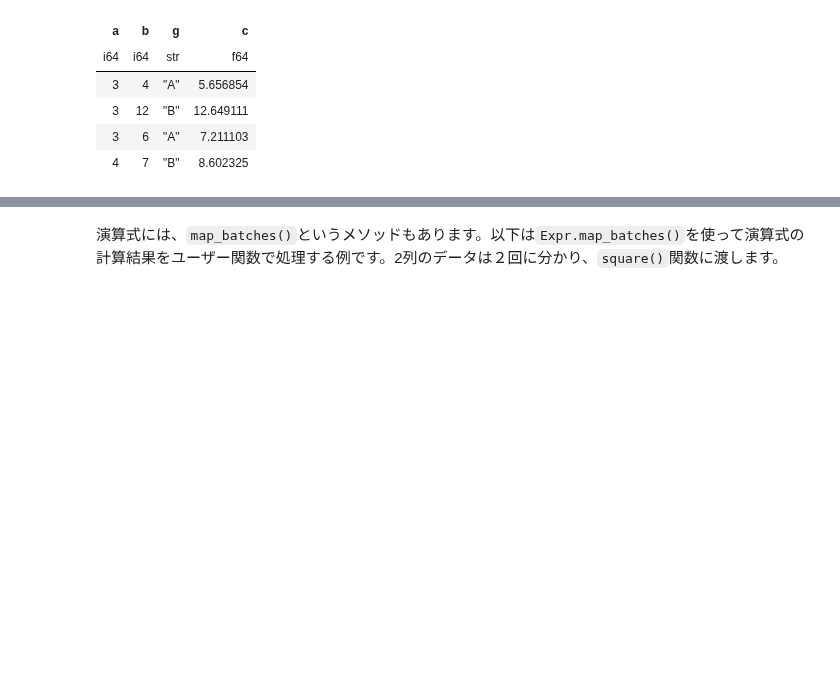
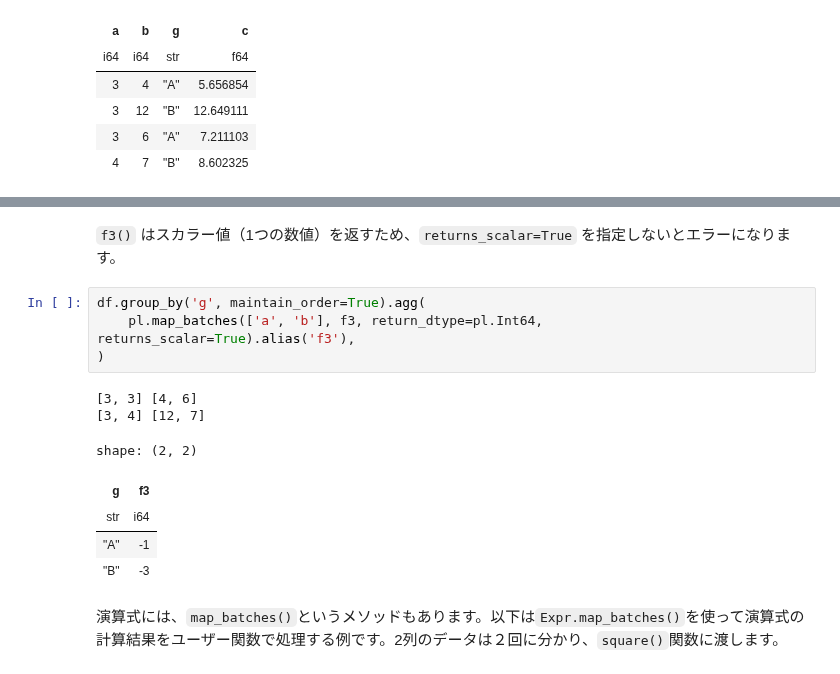
Before and after one commit to ruoyu0088/polars_guide, a Jupyter notebook: polars_guide/050_polars_call_user_function.ipynb, the cells around one changed output, grey strips where cells are left out. Drawn from its saved outputs; the diff is of its cells as text; blank space fills up the shorter version.

```diff
--- a/polars_guide/050_polars_call_user_function.ipynb
+++ b/polars_guide/050_polars_call_user_function.ipynb
@@ -127,3 +226,17 @@ shape: (4, 4)
+# %% [markdown]
+`f3()` はスカラー値（1つの数値）を返すため、`returns_scalar=True` を指定しないとエラーになります。
+# %%
+df.group_by('g', maintain_order=True).agg(
+    pl.map_batches(['a', 'b'], f3, return_dtype=pl.Int64, returns_scalar=True).alias('f3'),
+)
+# %% [output]
+[3, 3] [4, 6]
+[3, 4] [12, 7]
+shape: (2, 2)
+| g | f3 |
+| str | i64 |
+| "A" | -1 |
+| "B" | -3 |
 # %% [markdown]
 演算式には、`map_batches()`というメソッドもあります。以下は`Expr.map_batches()`を使って演算式の計算結果をユーザー関数で処理する例です。2列のデータは２回に分かり、`square()`関数に渡します。
 # %%
```
Also changed, not shown: parts of 18 cells of this notebook.
